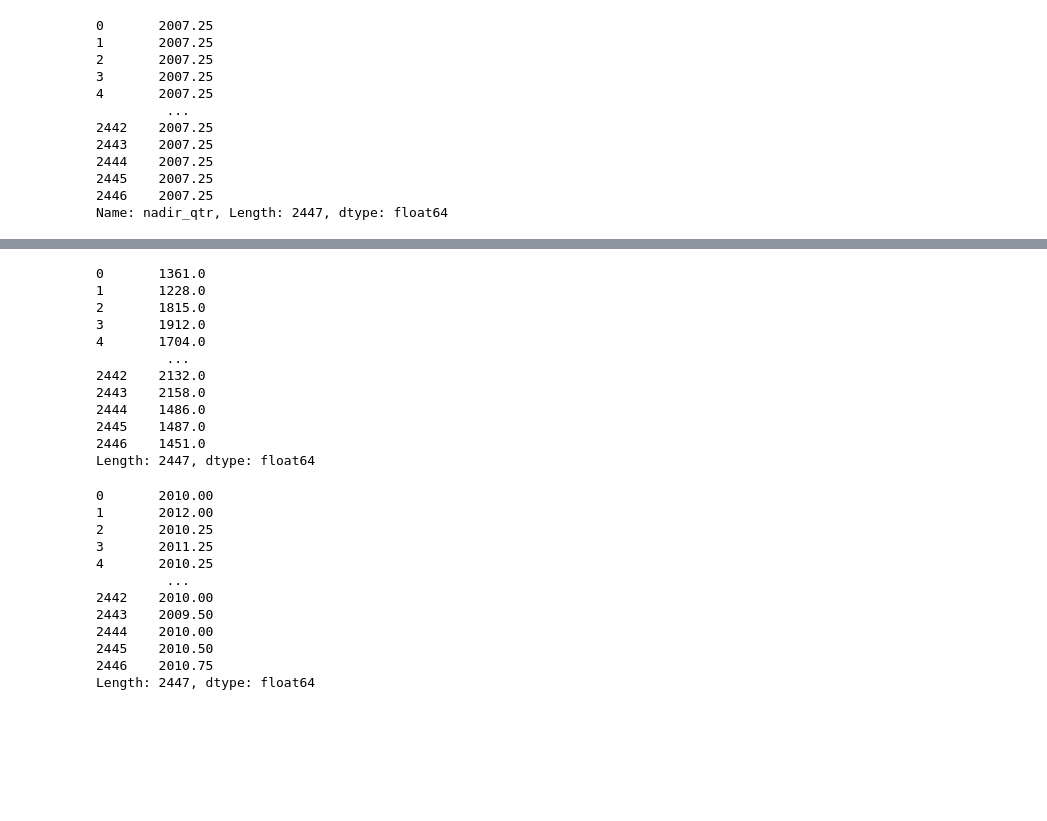
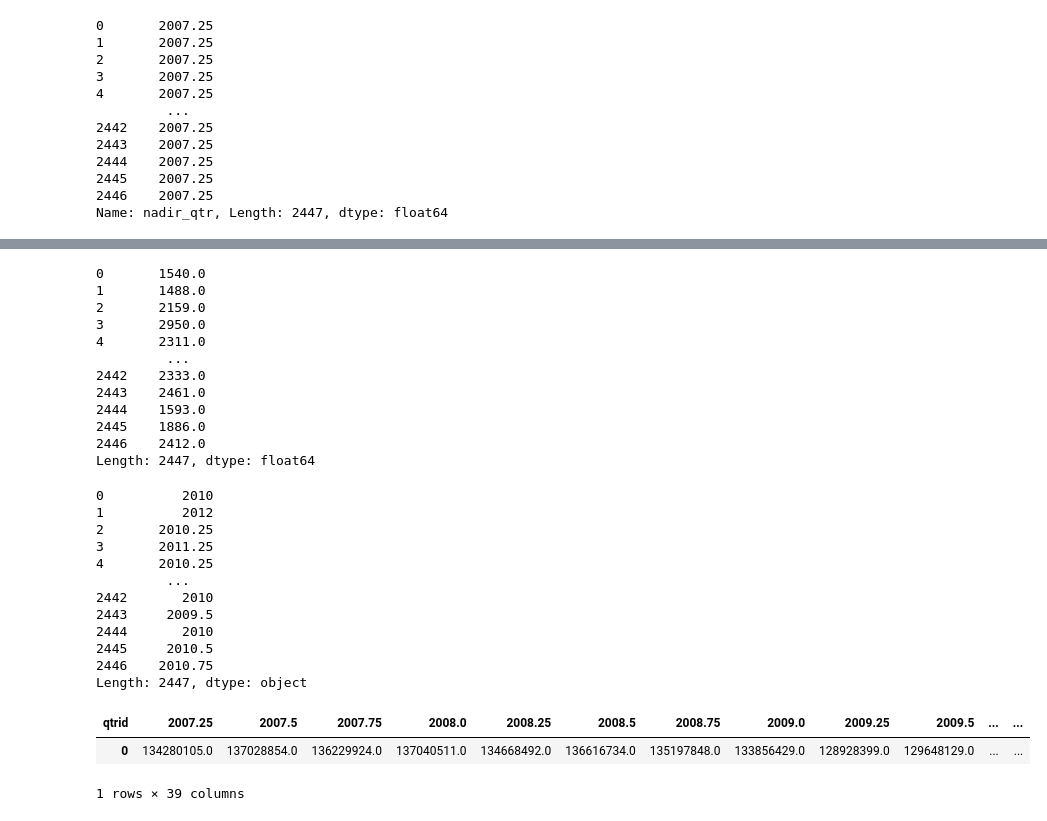
Before and after one commit to cjholcomb/recession-proof, a Jupyter notebook: data_manipulation.ipynb, the cells around one changed output, grey strips where cells are left out. Cells and saved outputs as stored; diff of their text form; code cells hidden in the pictures; blank space fills up the shorter version.

```diff
--- a/data_manipulation.ipynb
+++ b/data_manipulation.ipynb
@@ -55,3 +25,12 @@ df_wage['recovery_qtr'] = (df_wage[2015.0] - df_wage['peak'])*4
+# %%
+df_empl = create_df_empl(df)
+df_empl = df_empl.reset_index()
+df_empl['recovery'] = (df_empl.transpose().iloc[2:,:] > df_empl.transpose().iloc[2:10,:].max(axis=0)).idxmax()
+df_empl['nadir'] =  df_empl.transpose().iloc[2:,:].min(axis=0)
+df_empl['nadir_qtr'] = (df_empl.transpose().iloc[2:,:] > df_empl.transpose().iloc[2:,:].min(axis=0)).idxmin()
+df_empl['peak'] = df_empl.transpose().iloc[2:10,:].max(axis=0)
+df_empl['growth'] = df_empl[2015.0] - df_empl['peak']
+df_empl['growth_pcg'] = 100 * (df_empl['growth'] / df_empl['peak'])
 # %% [markdown]
 #Wage stuff
 # %%
@@ -208,37 +247,37 @@ df_wage.transpose().loc[2007.25:df_wage['nadir_qtr']]
 peak = df_wage.transpose().iloc[2:9,:].max(axis=0)
 df_wage.transpose().iloc[10:,:]
 # %%
-biggest_vals = df_wage.transpose().iloc[2:10,:].max(axis=0)
+biggest_vals = df_wage.transpose().iloc[2:35,:].max(axis=0)
 biggest_vals
 # %% [output]
-0       1361.0
-1       1228.0
-2       1815.0
-3       1912.0
-4       1704.0
+0       1540.0
+1       1488.0
+2       2159.0
+3       2950.0
+4       2311.0
          ...
-2442    2132.0
-2443    2158.0
-2444    1486.0
-2445    1487.0
-2446    1451.0
+2442    2333.0
+2443    2461.0
+2444    1593.0
+2445    1886.0
+2446    2412.0
 Length: 2447, dtype: float64
 # %%
-ending = (df_wage.transpose().iloc[2:,:] > biggest_vals).idxmax()
+ending = (df_wage.transpose().iloc[2:,:] > df_wage.transpose().iloc[2:10,:].max(axis=0)).idxmax()
 ending
 # %% [output]
-0       2010.00
-1       2012.00
+0          2010
+1          2012
 2       2010.25
 3       2011.25
 4       2010.25
          ...
-2442    2010.00
-2443    2009.50
-2444    2010.00
-2445    2010.50
+2442       2010
+2443     2009.5
+2444       2010
+2445     2010.5
 2446    2010.75
-Length: 2447, dtype: float64
+Length: 2447, dtype: object
 # %%
 # fig, ax = plt.subplots()
 # x = df_firm.columns.values[2:]
@@ -338,8 +377,13 @@ for i in df_temp.columns:
 # %%
 peak = max(df_empl[df_empl['industry_code'] == 10].values[0][2:10])
 df_temp = (df_empl[df_empl['industry_code'] == 10])
 df_temp = df_temp.drop(['industry_code','industry_title'],axis = 1)
-(df_temp == peak).idxmax(axis=1)[0]
+# (df_temp == peak).idxmax(axis=1)[0]
+df_temp
+# %% [output]
+| qtrid | 2007.25 | 2007.5 | 2007.75 | 2008.0 | 2008.25 | 2008.5 | 2008.75 | 2009.0 | 2009.25 | 2009.5 | ... | ... |
+| 0 | 134280105.0 | 137028854.0 | 136229924.0 | 137040511.0 | 134668492.0 | 136616734.0 | 135197848.0 | 133856429.0 | 128928399.0 | 129648129.0 | ... | ... |
+1 rows × 39 columns
 # %%
 peak
 # %%
```
Also changed, not shown: parts of 8 cells of this notebook, 1 other file.
